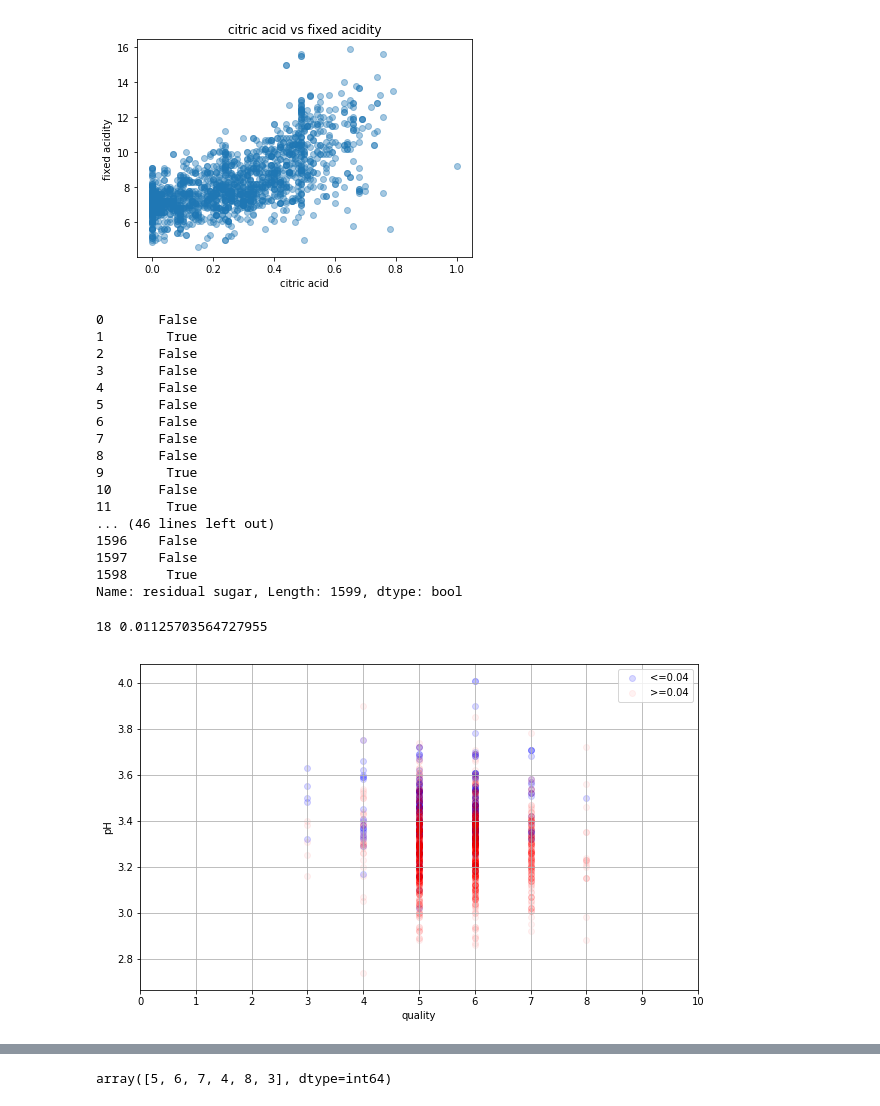
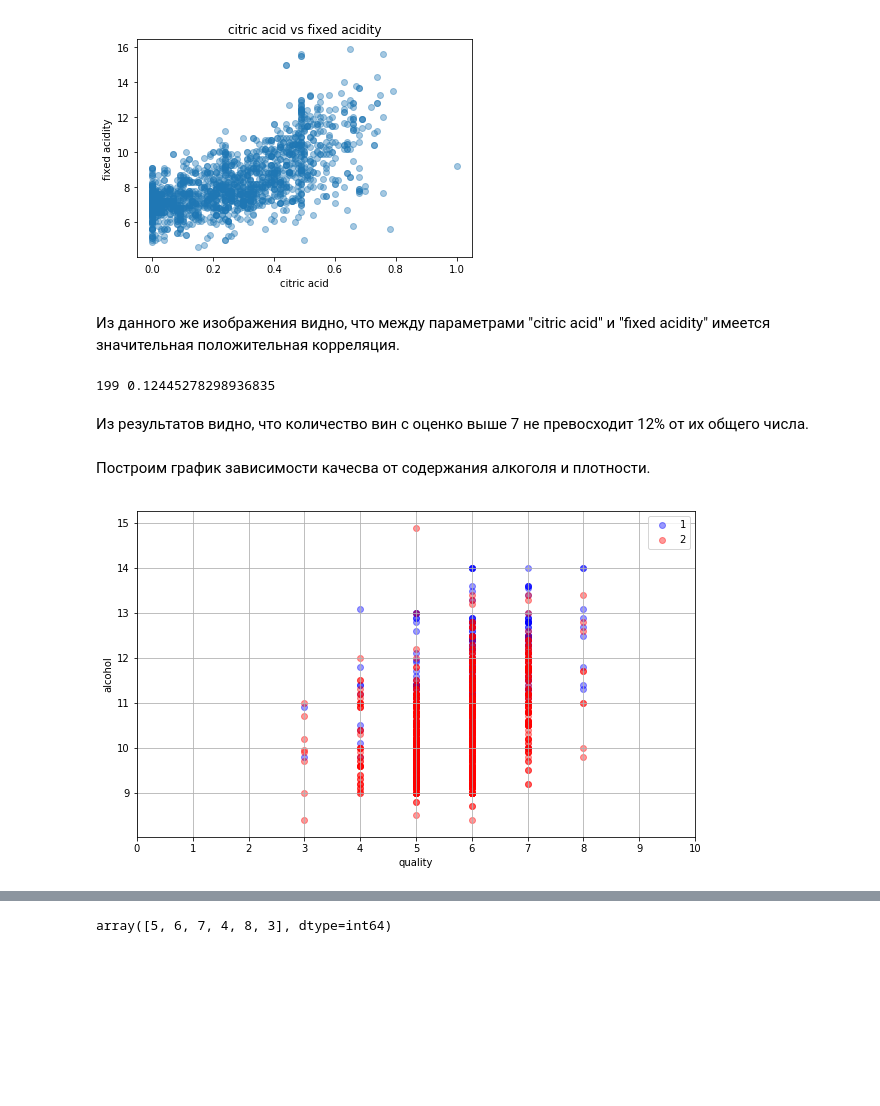
Before and after one commit to Yaroslav-Lahtachev/MachineLearning, a Jupyter notebook: ML.ipynb, the cells around one changed output, grey strips where cells are left out. Drawn from its saved outputs; the diff is of its cells as text; code cells hidden in the pictures; blank space fills up the shorter version.

```diff
--- a/ML.ipynb
+++ b/ML.ipynb
@@ -227,54 +235,40 @@ plt.title('citric acid vs fixed acidity')
 pass
 # %% [output]
 [figure]
-# %%
-data['residual sugar'] > 2.3
-# %% [output]
-0       False
-1        True
-2       False
-3       False
-4       False
-5       False
-6       False
-7       False
-8       False
-9        True
-10      False
-11       True
-... (46 lines left out)
-1596    False
-1597    False
-1598     True
-Name: residual sugar, Length: 1599, dtype: bool
+# %% [markdown]
+Из данного же изображения видно, что между параметрами "citric acid" и "fixed acidity" имеется значительная положительная корреляция.
 # %%
 k = 0
 for q in data["quality"]:
-    if q == 8:
+    if q == 7:
         k = k+1
 print(k, k / data["quality"].count())
 # %% [output]
-18 0.01125703564727955
+199 0.12445278298936835
+# %% [markdown]
+Из результатов видно, что количество вин с оценко выше 7 не превосходит 12% от их общего числа.
+# %% [markdown]
+Построим график зависимости качесва от содержания алкоголя и плотности.
 # %%
 plt.figure(figsize = (10, 6))
 
-plt.scatter(data[data['citric acid'] <= 0.04]['quality'],
-            data[data['citric acid'] <= 0.04]['pH'],
-            alpha = 0.15,
-            label = '<=0.04',
+plt.scatter(data[data['density'] <= 0.995]['quality'],
+            data[data['density'] <= 0.995]['alcohol'],
+            alpha = 0.4,
+            label = '1',
             color = 'b')
 
-plt.scatter(data[data['citric acid'] >= 0.04]['quality'],
-            data[data['citric acid'] >= 0.04]['pH'],
-            alpha = 0.05,
-            label = '>=0.04',
+plt.scatter(data[data['density'] >= 0.995]['quality'],
+            data[data['density'] >= 0.995]['alcohol'],
+            alpha = 0.4,
+            label = '2',
             color = 'r')
 
 plt.xlabel('quality')
 plt.xticks(range(11))
 plt.xlim(0, 10)
-plt.ylabel('pH')
+plt.ylabel('alcohol')
 plt.legend()
 plt.grid()
 # %% [output]
-[figure, old version]
+[figure, new version]
```
Also changed, not shown: parts of 66 cells of this notebook.
